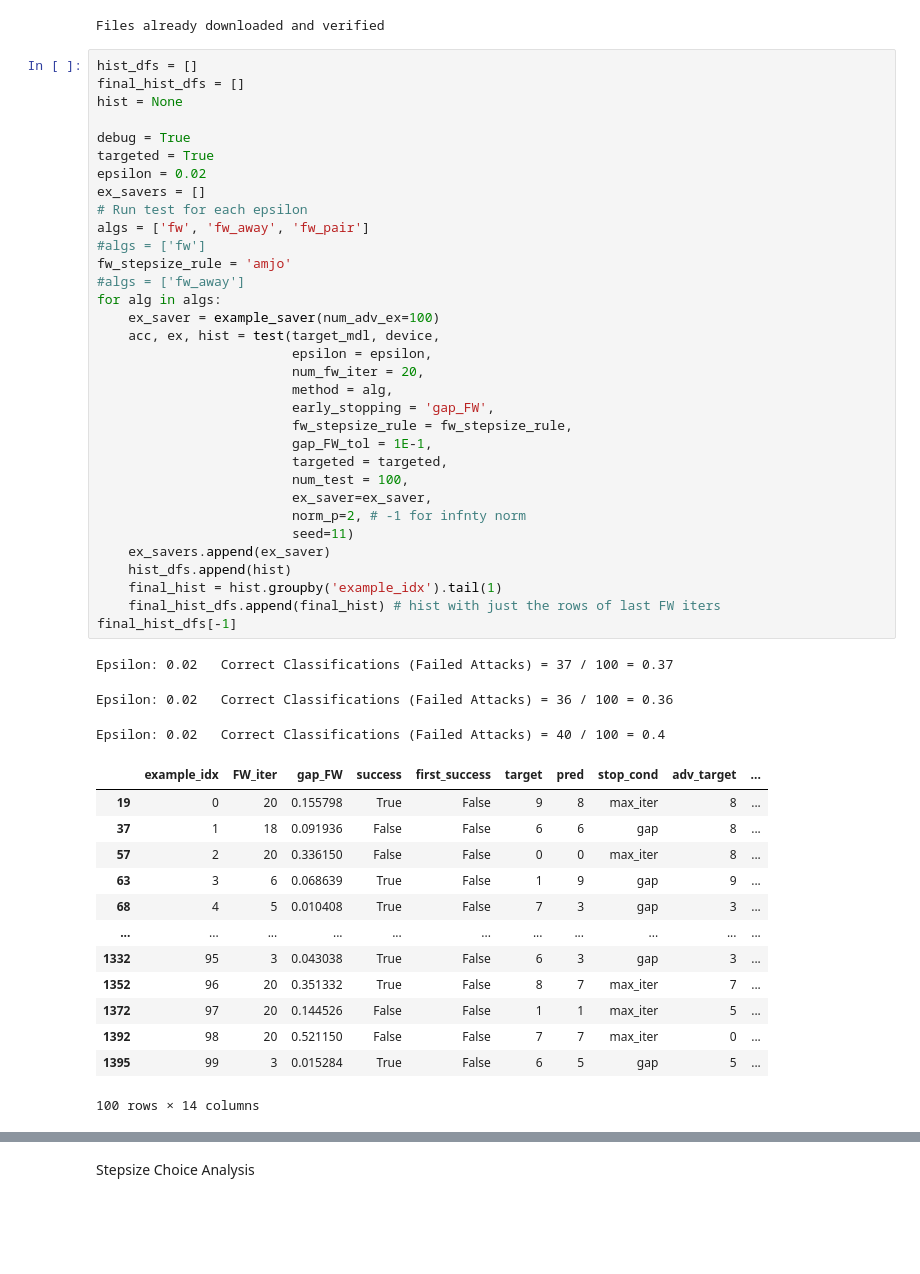
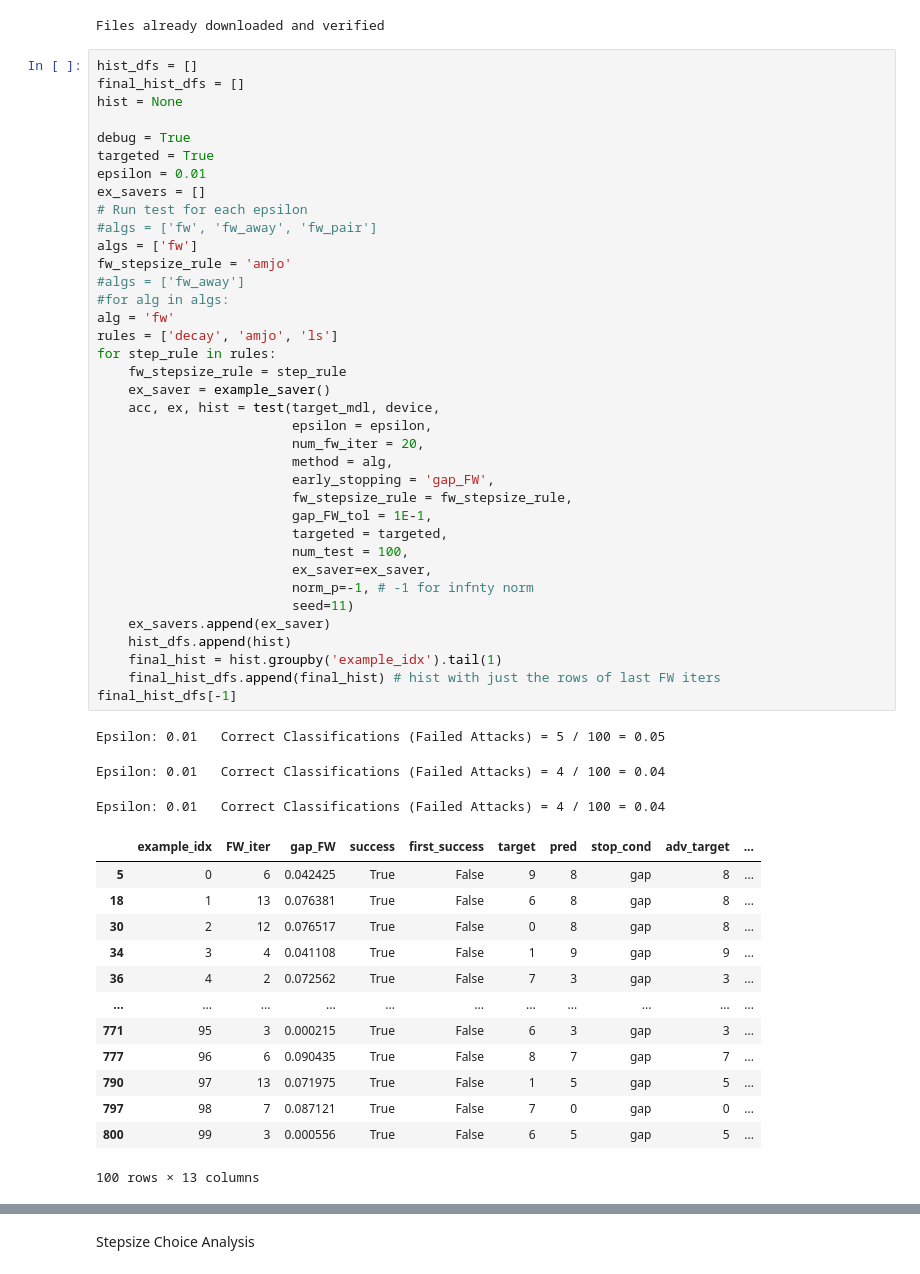
Before and after one commit to TannerAGraves/FW-variants-for-WB-Adversarial-Attacks, a Jupyter notebook: test attacks.ipynb, the cells around one changed output, grey strips where cells are left out. Saved outputs shown, nothing was run; the diff lists cells and outputs as text; blank space fills up the shorter version.

```diff
--- a/test attacks.ipynb
+++ b/test attacks.ipynb
@@ -48,50 +48,54 @@ Files already downloaded and verified
 # %%
 hist_dfs = []
 final_hist_dfs = []
 hist = None
 
 debug = True
 targeted = True
-epsilon = 0.02
+epsilon = 0.01
 ex_savers = []
 # Run test for each epsilon
-algs = ['fw', 'fw_away', 'fw_pair']
-#algs = ['fw']
+#algs = ['fw', 'fw_away', 'fw_pair']
+algs = ['fw']
 fw_stepsize_rule = 'amjo'
 #algs = ['fw_away']
-for alg in algs:
-    ex_saver = example_saver(num_adv_ex=100)
+#for alg in algs:
+alg = 'fw'
+rules = ['decay', 'amjo', 'ls']
+for step_rule in rules:
+    fw_stepsize_rule = step_rule
+    ex_saver = example_saver()
     acc, ex, hist = test(target_mdl, device,
                          epsilon = epsilon,
                          num_fw_iter = 20,
                          method = alg,
                          early_stopping = 'gap_FW',
                          fw_stepsize_rule = fw_stepsize_rule,
                          gap_FW_tol = 1E-1,
                          targeted = targeted,
                          num_test = 100,
                          ex_saver=ex_saver,
-                         norm_p=2, # -1 for infnty norm
+                         norm_p=-1, # -1 for infnty norm
                          seed=11)
     ex_savers.append(ex_saver)
     hist_dfs.append(hist)
     final_hist = hist.groupby('example_idx').tail(1)
     final_hist_dfs.append(final_hist) # hist with just the rows of last FW iters
 final_hist_dfs[-1]
 # %% [output]
-Epsilon: 0.02   Correct Classifications (Failed Attacks) = 37 / 100 = 0.37
+Epsilon: 0.01   Correct Classifications (Failed Attacks) = 5 / 100 = 0.05
-Epsilon: 0.02   Correct Classifications (Failed Attacks) = 36 / 100 = 0.36
+Epsilon: 0.01   Correct Classifications (Failed Attacks) = 4 / 100 = 0.04
-Epsilon: 0.02   Correct Classifications (Failed Attacks) = 40 / 100 = 0.4
+Epsilon: 0.01   Correct Classifications (Failed Attacks) = 4 / 100 = 0.04
 |  | example_idx | FW_iter | gap_FW | success | first_success | target | pred | stop_cond | adv_target | ... |
-| 19 | 0 | 20 | 0.155798 | True | False | 9 | 8 | max_iter | 8 | ... |
-| 37 | 1 | 18 | 0.091936 | False | False | 6 | 6 | gap | 8 | ... |
-| 57 | 2 | 20 | 0.336150 | False | False | 0 | 0 | max_iter | 8 | ... |
-| 63 | 3 | 6 | 0.068639 | True | False | 1 | 9 | gap | 9 | ... |
-| 68 | 4 | 5 | 0.010408 | True | False | 7 | 3 | gap | 3 | ... |
+| 5 | 0 | 6 | 0.042425 | True | False | 9 | 8 | gap | 8 | ... |
+| 18 | 1 | 13 | 0.076381 | True | False | 6 | 8 | gap | 8 | ... |
+| 30 | 2 | 12 | 0.076517 | True | False | 0 | 8 | gap | 8 | ... |
+| 34 | 3 | 4 | 0.041108 | True | False | 1 | 9 | gap | 9 | ... |
+| 36 | 4 | 2 | 0.072562 | True | False | 7 | 3 | gap | 3 | ... |
 | ... | ... | ... | ... | ... | ... | ... | ... | ... | ... | ... |
-| 1332 | 95 | 3 | 0.043038 | True | False | 6 | 3 | gap | 3 | ... |
-| 1352 | 96 | 20 | 0.351332 | True | False | 8 | 7 | max_iter | 7 | ... |
-| 1372 | 97 | 20 | 0.144526 | False | False | 1 | 1 | max_iter | 5 | ... |
-| 1392 | 98 | 20 | 0.521150 | False | False | 7 | 7 | max_iter | 0 | ... |
-| 1395 | 99 | 3 | 0.015284 | True | False | 6 | 5 | gap | 5 | ... |
+| 771 | 95 | 3 | 0.000215 | True | False | 6 | 3 | gap | 3 | ... |
+| 777 | 96 | 6 | 0.090435 | True | False | 8 | 7 | gap | 7 | ... |
+| 790 | 97 | 13 | 0.071975 | True | False | 1 | 5 | gap | 5 | ... |
+| 797 | 98 | 7 | 0.087121 | True | False | 7 | 0 | gap | 0 | ... |
+| 800 | 99 | 3 | 0.000556 | True | False | 6 | 5 | gap | 5 | ... |
-100 rows × 14 columns
+100 rows × 13 columns
```
Also changed, not shown: parts of 3 cells of this notebook, 12 other files.
